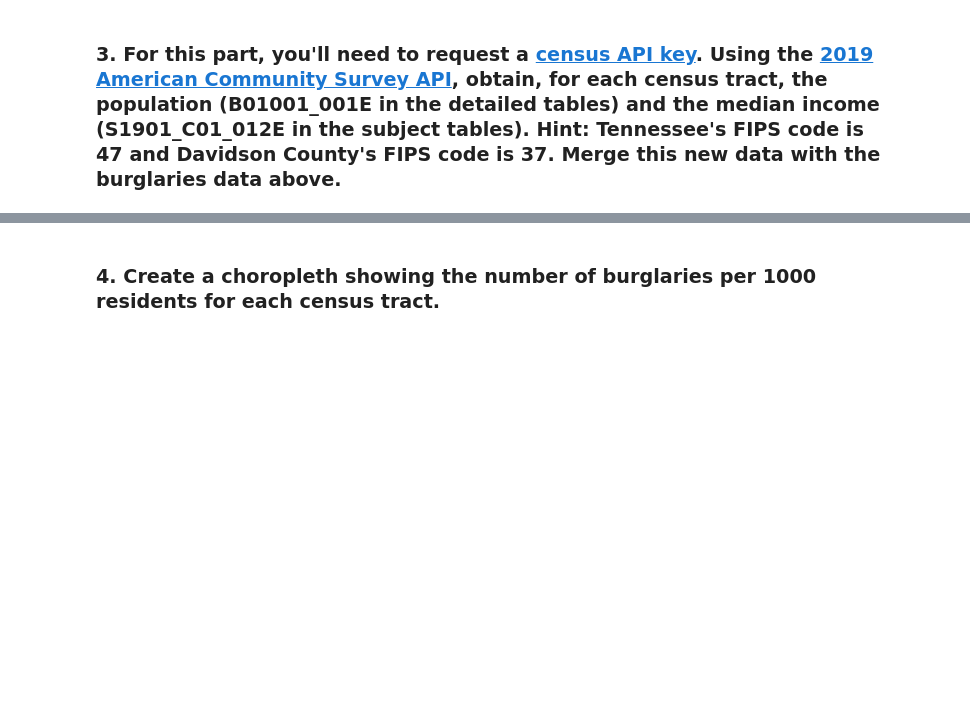
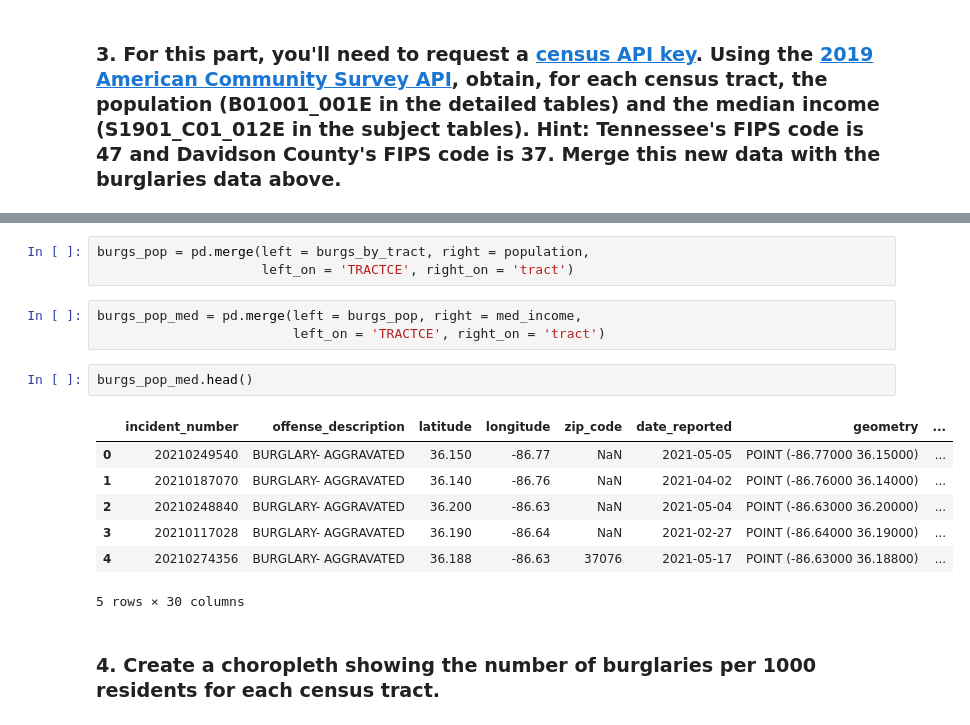
Before and after one commit to nss-data-science-cohort-5/geospatial_api-silver-sharks, a Jupyter notebook: notebooks/Geospatial_API.ipynb, the cells around one changed output, grey strips where cells are left out. Drawn from its saved outputs; the diff is of its cells as text; blank space fills up the shorter version.

```diff
--- a/notebooks/Geospatial_API.ipynb
+++ b/notebooks/Geospatial_API.ipynb
@@ -208,2 +305,18 @@ dav = census[census['COUNTYFP']=='037']
+# %%
+burgs_pop = pd.merge(left = burgs_by_tract, right = population,
+                     left_on = 'TRACTCE', right_on = 'tract')
+# %%
+burgs_pop_med = pd.merge(left = burgs_pop, right = med_income,
+                         left_on = 'TRACTCE', right_on = 'tract')
+# %%
+burgs_pop_med.head()
+# %% [output]
+|  | incident_number | offense_description | latitude | longitude | zip_code | date_reported | geometry | ... |
+| 0 | 20210249540 | BURGLARY- AGGRAVATED | 36.150 | -86.77 | NaN | 2021-05-05 | POINT (-86.77000 36.15000) | ... |
+| 1 | 20210187070 | BURGLARY- AGGRAVATED | 36.140 | -86.76 | NaN | 2021-04-02 | POINT (-86.76000 36.14000) | ... |
+| 2 | 20210248840 | BURGLARY- AGGRAVATED | 36.200 | -86.63 | NaN | 2021-05-04 | POINT (-86.63000 36.20000) | ... |
+| 3 | 20210117028 | BURGLARY- AGGRAVATED | 36.190 | -86.64 | NaN | 2021-02-27 | POINT (-86.64000 36.19000) | ... |
+| 4 | 20210274356 | BURGLARY- AGGRAVATED | 36.188 | -86.63 | 37076 | 2021-05-17 | POINT (-86.63000 36.18800) | ... |
+5 rows × 30 columns
 # %% [markdown]
 ### 4. Create a choropleth showing the number of burglaries per 1000 residents for each census tract.
```
Also changed, not shown: parts of 24 cells of this notebook.
